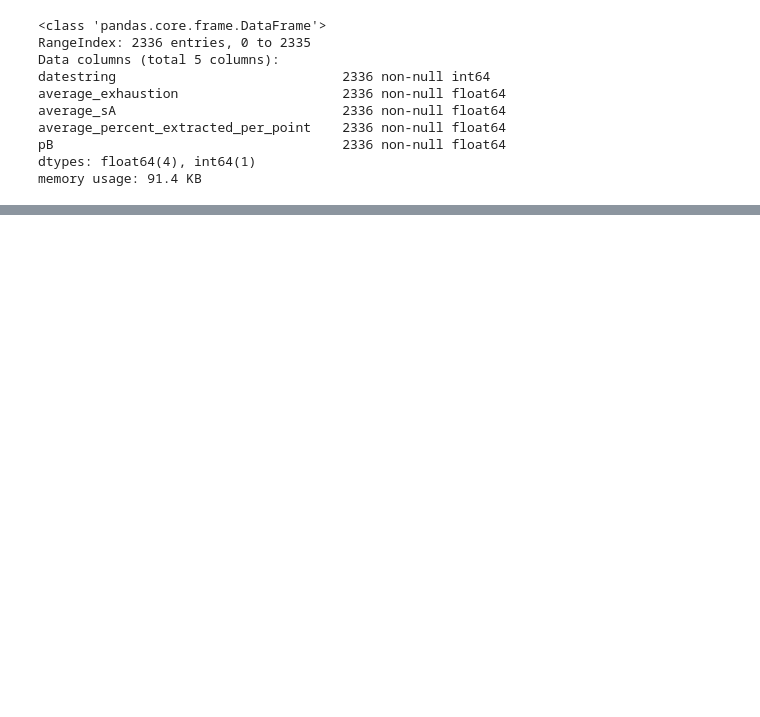
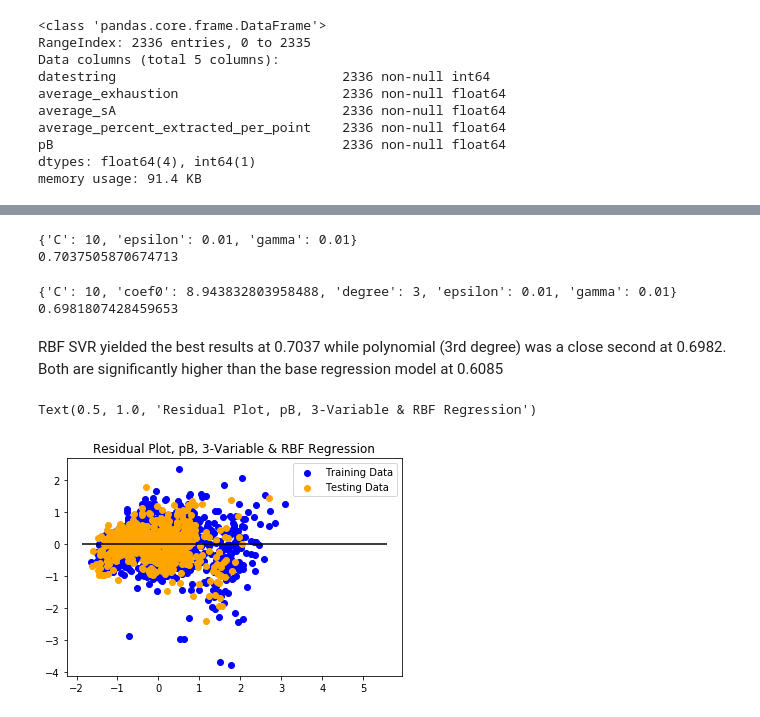
Before and after one commit to ngoodweiler/Data-Analytics-Final_Project, a Jupyter notebook: hypertuning.ipynb, the cells around one changed output, grey strips where cells are left out. Saved outputs shown, nothing was run; the diff lists cells and outputs as text; code cells hidden in the pictures; blank space fills up the shorter version.

Commit message:
SVR finished for pB, RBF was best kernel, C=10, gamma=0.01, epsilon=0.01

```diff
--- a/hypertuning.ipynb
+++ b/hypertuning.ipynb
@@ -168,6 +99,9 @@ print(grid.best_score_) #will repeat with the rbf and poly functions
 # %%
 model = SVR(kernel='rbf')
 from sklearn.model_selection import GridSearchCV
-param_grid = {'C': [1, 5, 10, 50],
-              'gamma': [0.0001, 0.001, 0.01, 0.1]}
+param_grid = {'C': [1, 5, 10],
+              'gamma': [0.0001, 0.001, 0.01],
+             'epsilon':[0.001,0.01,0.1,1]}
 grid = GridSearchCV(model, param_grid, verbose=3)
+# %%
+grid.fit(X_train_scaled, y_train_array)
@@ -173,0 +140,42 @@ grid = GridSearchCV(model, param_grid, verbose=3)
+# %%
+# List the best parameters for this dataset
+print(grid.best_params_)
+# List the best score
+print(grid.best_score_) #will repeat with poly function
+# %% [output]
+{'C': 10, 'epsilon': 0.01, 'gamma': 0.01}
+0.7037505870674713
+# %%
+model = SVR(kernel='poly')
+from sklearn.model_selection import GridSearchCV
+param_grid = {'C': [1, 5, 10],
+              'gamma': [0.0001, 0.001, 0.01],
+              'degree': [1,2,3],
+             'epsilon':[0.01,0.1,1],
+             'coef0':[min(1-X_train_scaled.min(),0),max(X_train_scaled.max(),y_train_array.max())]}
+grid = GridSearchCV(model, param_grid, verbose=3)
+# %%
+grid.fit(X_train_scaled, y_train_array)
+# %%
+# List the best parameters for this dataset
+print(grid.best_params_)
+# List the best score
+print(grid.best_score_)
+# %% [output]
+{'C': 10, 'coef0': 8.943832803958488, 'degree': 3, 'epsilon': 0.01, 'gamma': 0.01}
+0.6981807428459653
+# %% [markdown]
+RBF SVR yielded the best results at 0.7037 while polynomial (3rd degree) was a close second at 0.6982. Both are significantly higher than the base regression model at 0.6085
+# %%
+# Plot pB residuals based on 3-variable, RBF SVR model
+model = SVR(kernel='rbf', C=10, gamma=0.01, epsilon=0.01)
+X_train_x = model.fit(X_train_scaled,y_train_array).predict(X_train_scaled)
+X_test_x = model.fit(X_test_scaled,y_test_array).predict(X_test_scaled)
+plt.scatter(X_train_x,X_train_x - y_train_array, c='blue',label='Training Data')
+plt.scatter(X_test_x,X_test_x - y_test_array, c='orange', label='Testing Data')
+plt.legend()
+plt.hlines(y=0,xmin=y_train_array.min(),xmax=y_train_array.max())
+plt.title('Residual Plot, pB, 3-Variable & RBF Regression')
+# %% [output]
+Text(0.5, 1.0, 'Residual Plot, pB, 3-Variable & RBF Regression')
+[figure, added]
```
Also changed, not shown: parts of 11 cells of this notebook, 1 other file.
